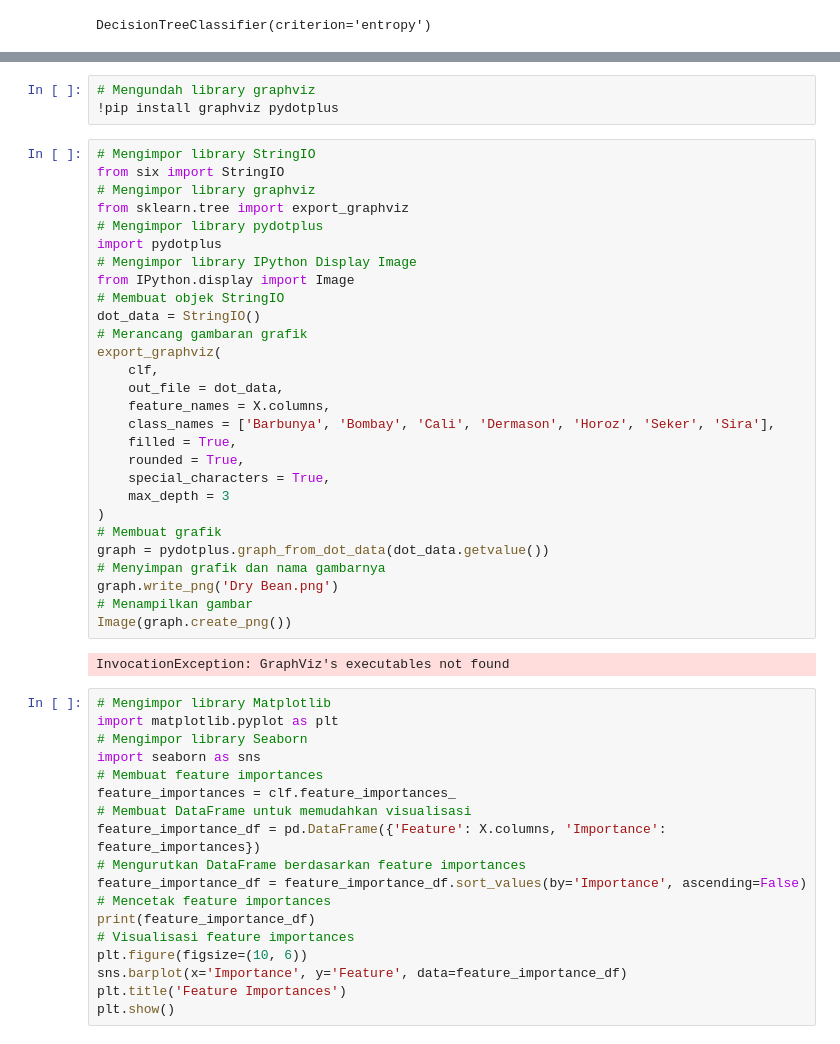
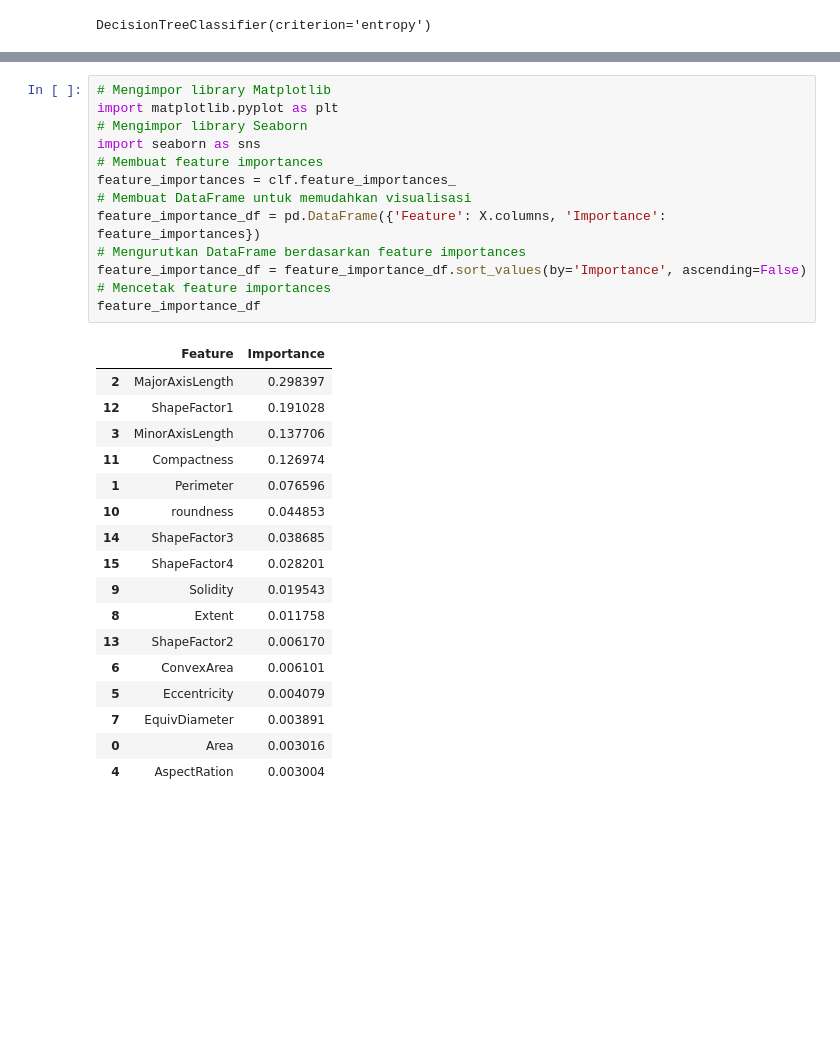
Before and after one commit to kristian-susanto/dry-bean-classification, a Jupyter notebook: DryBean.ipynb, the cells around one changed output, grey strips where cells are left out. Saved outputs shown, nothing was run; the diff lists cells and outputs as text; blank space fills up the shorter version.

```diff
--- a/DryBean.ipynb
+++ b/DryBean.ipynb
@@ -303,51 +211,31 @@ weighted avg       0.89      0.89      0.89     10888
-# %%
-# Mengundah library graphviz
-!pip install graphviz pydotplus
-# %%
-# Mengimpor library StringIO
-from six import StringIO
-# Mengimpor library graphviz
-from sklearn.tree import export_graphviz
-# Mengimpor library pydotplus
-import pydotplus
-# Mengimpor library IPython Display Image
-from IPython.display import Image
-# Membuat objek StringIO
-dot_data = StringIO()
-# Merancang gambaran grafik
-export_graphviz(
-    clf,
-    out_file = dot_data,
-    feature_names = X.columns,
-    class_names = ['Barbunya', 'Bombay', 'Cali', 'Dermason', 'Horoz', 'Seker', 'Sira'],
-    filled = True,
-    rounded = True,
-    special_characters = True,
-    max_depth = 3
-)
-# Membuat grafik
-graph = pydotplus.graph_from_dot_data(dot_data.getvalue())
-# Menyimpan grafik dan nama gambarnya
-graph.write_png('Dry Bean.png')
-# Menampilkan gambar
-Image(graph.create_png())
-# %% [output]
-InvocationException: GraphViz's executables not found
 # %%
 # Mengimpor library Matplotlib
 import matplotlib.pyplot as plt
 # Mengimpor library Seaborn
 import seaborn as sns
 # Membuat feature importances
 feature_importances = clf.feature_importances_
 # Membuat DataFrame untuk memudahkan visualisasi
 feature_importance_df = pd.DataFrame({'Feature': X.columns, 'Importance': feature_importances})
 # Mengurutkan DataFrame berdasarkan feature importances
 feature_importance_df = feature_importance_df.sort_values(by='Importance', ascending=False)
 # Mencetak feature importances
-print(feature_importance_df)
-# Visualisasi feature importances
-plt.figure(figsize=(10, 6))
-sns.barplot(x='Importance', y='Feature', data=feature_importance_df)
-plt.title('Feature Importances')
-plt.show()
+feature_importance_df
+# %% [output]
+|  | Feature | Importance |
+| 2 | MajorAxisLength | 0.298397 |
+| 12 | ShapeFactor1 | 0.191028 |
+| 3 | MinorAxisLength | 0.137706 |
+| 11 | Compactness | 0.126974 |
+| 1 | Perimeter | 0.076596 |
+| 10 | roundness | 0.044853 |
+| 14 | ShapeFactor3 | 0.038685 |
+| 15 | ShapeFactor4 | 0.028201 |
+| 9 | Solidity | 0.019543 |
+| 8 | Extent | 0.011758 |
+| 13 | ShapeFactor2 | 0.006170 |
+| 6 | ConvexArea | 0.006101 |
+| 5 | Eccentricity | 0.004079 |
+| 7 | EquivDiameter | 0.003891 |
+| 0 | Area | 0.003016 |
+| 4 | AspectRation | 0.003004 |
```
Also changed, not shown: parts of 6 cells of this notebook.
